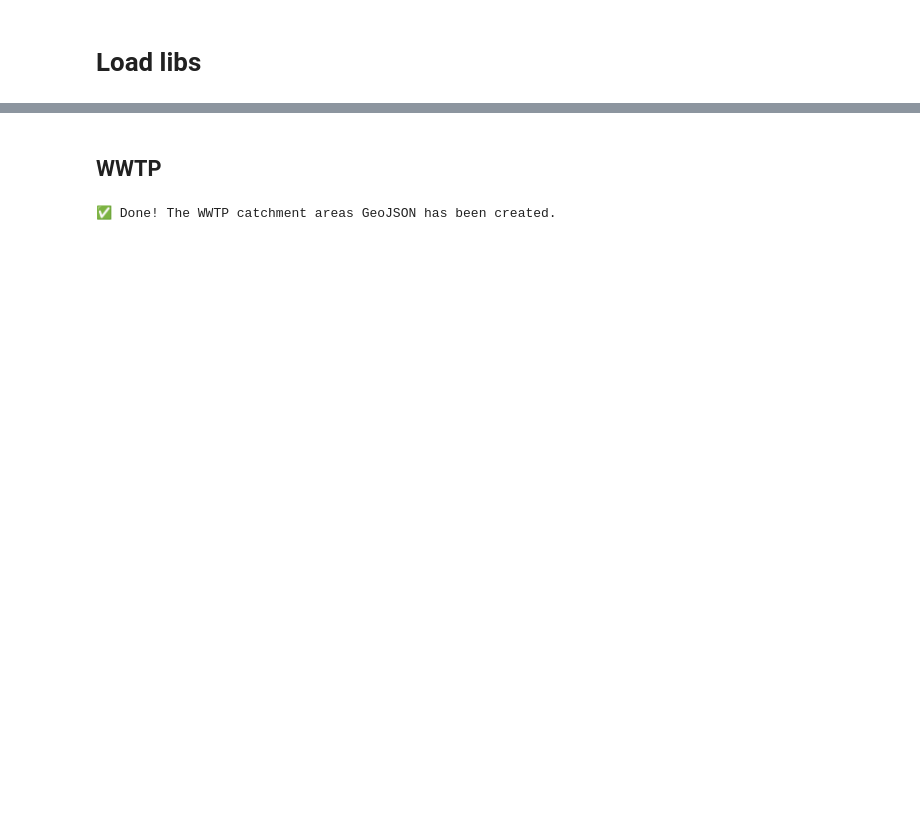
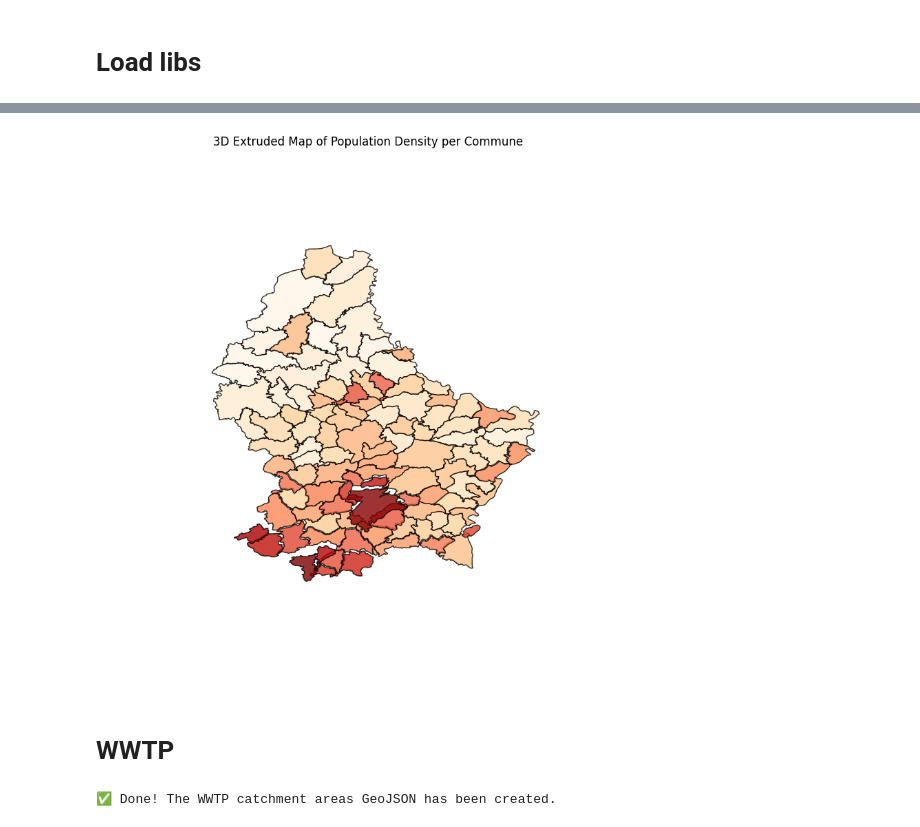
Before and after one commit to prasadadhav/experiments_with_leaflet_interactive_webmaps, a Jupyter notebook: geojson_editor.ipynb, the cells around one changed output, grey strips where cells are left out. Drawn from its saved outputs; the diff is of its cells as text; code cells hidden in the pictures; blank space fills up the shorter version.

```diff
--- a/geojson_editor.ipynb
+++ b/geojson_editor.ipynb
@@ -30,5 +63,53 @@ country.to_file('lux.geojson', driver='GeoJSON')
+# %%
+import geopandas as gpd
+import matplotlib.pyplot as plt
+from mpl_toolkits.mplot3d.art3d import Poly3DCollection
+import numpy as np
+from matplotlib.colors import LogNorm
+
+# Ensure CRS is consistent
+density = density.to_crs(country.crs)
+
+# Create 3D plot
+fig = plt.figure(figsize=(14, 10))
+ax = fig.add_subplot(111, projection='3d')
+
+# Scaling factor for height (tweak this!)
+height_scale = 0.1
+
+# Loop through each commune polygon and extrude by density
+for idx, row in density.iterrows():
+    if row.geometry.type == 'Polygon':
+        geoms = [row.geometry]
+    else:
+        geoms = row.geometry.geoms
+
+    for geom in geoms:
+        x, y = geom.exterior.xy
+        z = np.zeros(len(x))
+        height = row['Densité de'] * height_scale
+        verts = [list(zip(x, y, z + height))]  # "lift" the polygon
+        poly = Poly3DCollection(verts, alpha=0.8)
+        poly.set_facecolor(plt.cm.OrRd(LogNorm(vmin=density['Densité de'].min(), vmax=density['Densité de'].max())(row['Densité de'])))
+        poly.set_edgecolor('k')
+        ax.add_collection3d(poly)
+
+# Set limits based on the data bounds
+xmin, ymin, xmax, ymax = density.total_bounds
+ax.set_xlim(xmin, xmax)
+ax.set_ylim(ymin, ymax)
+ax.set_zlim(0, density['Densité de'].max() * height_scale)
+
+ax.set_title('3D Extruded Map of Population Density per Commune')
+ax.axis('off')
+
+# Set view angle (optional)
+ax.view_init(elev=90, azim=270)
+plt.show()
+# %% [output]
+[figure, added]
 # %% [markdown]
-## WWTP
+# WWTP
 # %%
 # 1. Load the communes geoJSON
 communes = gpd.read_file("./data/luxembourg-communes.geojson")
```
Also changed, not shown: parts of 22 cells of this notebook.
